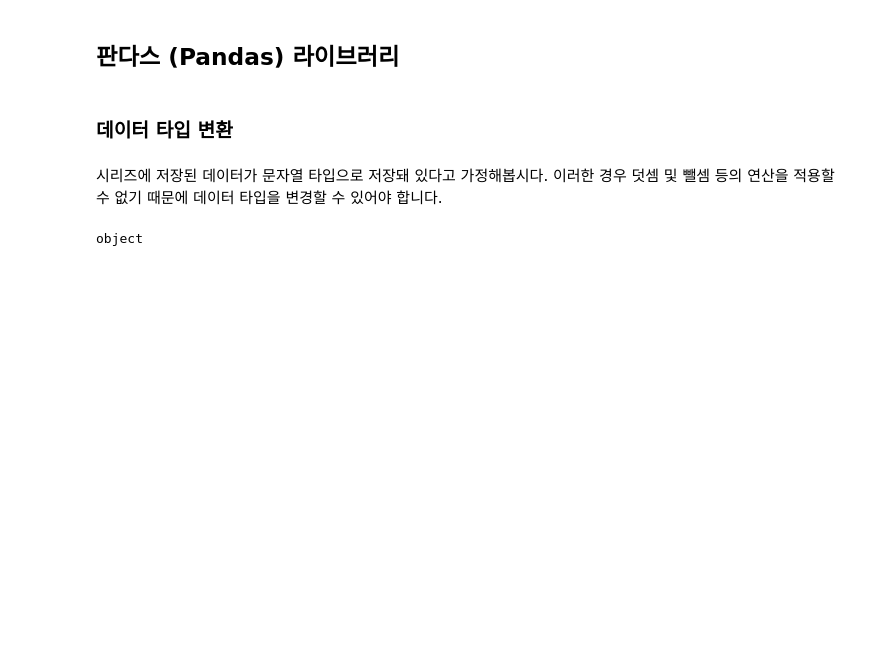
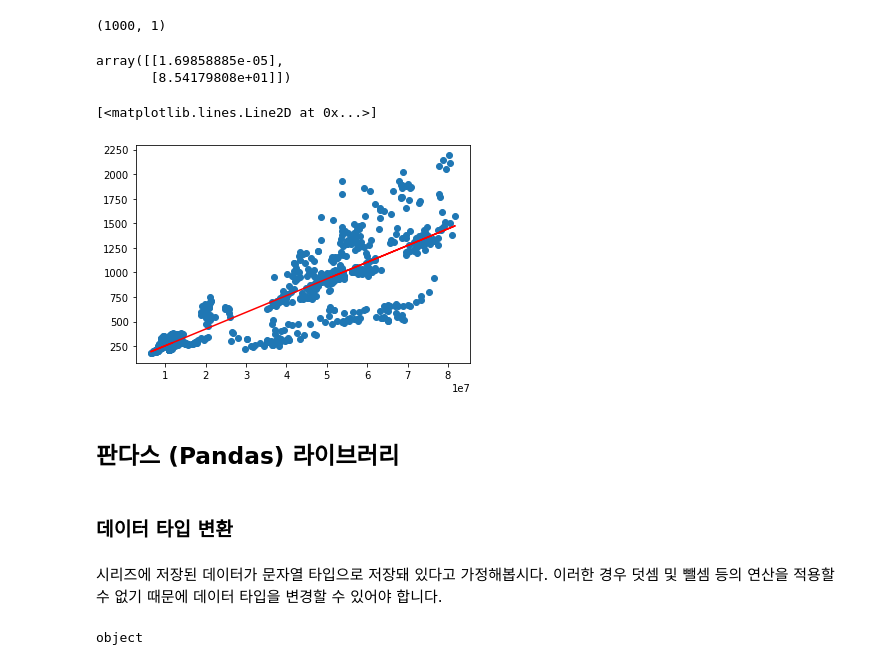
Before and after one commit to y001003/yeardream, a Jupyter notebook: python_basic/Series2.ipynb, the cells around one changed output. Drawn from its saved outputs; the diff is of its cells as text; code cells hidden in the pictures; blank space fills up the shorter version.

```diff
--- a/python_basic/Series2.ipynb
+++ b/python_basic/Series2.ipynb
@@ -0,0 +60,3 @@
+# %%
+o = np.ones( (1000, 1), dtype=np.uint32)
+o.shape
@@ -0,0 +65,3 @@
+# %%
+a = np.hstack( (b0,o))
+a
@@ -1,3 +76,25 @@
+# %%
+x =xrp['close'].values[-1000:].reshape(-1,1)
+x.shape
+# %% [output]
+(1000, 1)
+# %%
+# v : 해의 값(x,y) np.linalg.pinv : 역행렬
+v = np.linalg.pinv( a) @ x #  #위의 식 역행렬을 각 각 더해줘서 v(a b) 값을 구한다.
+a = v[0,0]
+b = v[1,0]
+v
+# %% [output]
+array([[1.69858885e-05],
+       [8.54179808e+01]])
+# %%
+plt.scatter(btc['close'].values[-1000:], xrp['close'].values[-1000:])
+x = btc['close'].values[-1000:]
+y = a*x +b
+plt.plot(x,y,color='r')
+# %% [output]
+[<matplotlib.lines.Line2D at 0x...>]
+[figure, added]
 # %% [markdown]
 ## 판다스 (Pandas) 라이브러리
 # %% [markdown]
```
Also changed, not shown: parts of 11 cells of this notebook.
